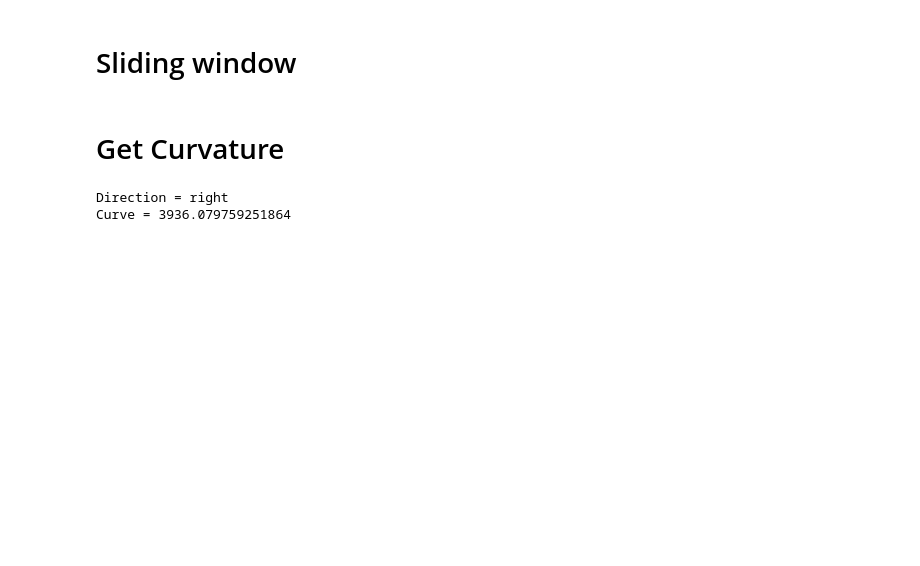
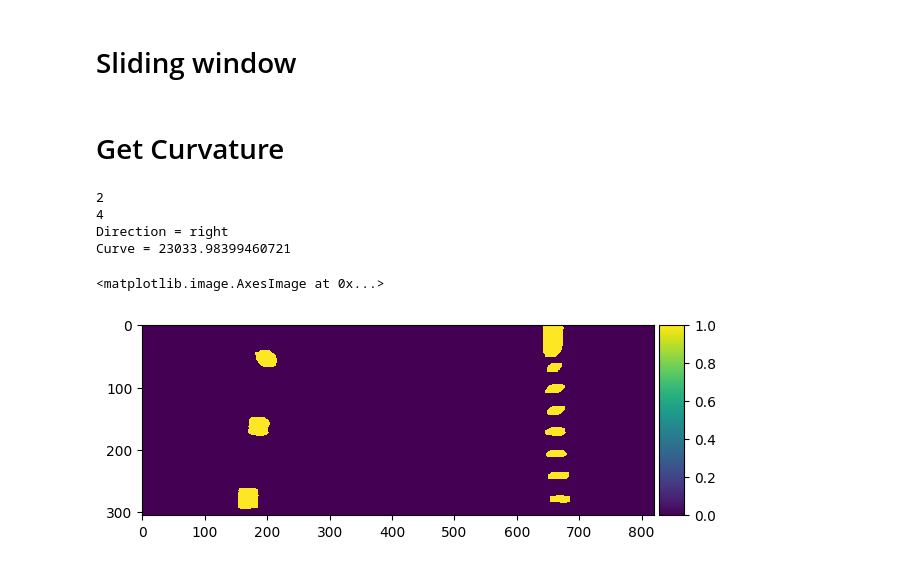
Before and after one commit to Ali-Hossam/Video-Lane-Detection, a Jupyter notebook: Lane Detection.ipynb, the cells around one changed output. Saved outputs shown, nothing was run; the diff lists cells and outputs as text; code cells hidden in the pictures; blank space fills up the shorter version.

Commit message:
Sliding window update

```diff
--- a/Lane Detection.ipynb
+++ b/Lane Detection.ipynb
@@ -391,7 +395,7 @@ plt.bar(range(len(distances2)), approved2)
 def Get_lanes_bases(img):
 
     # Get the Histogram of the bottom half of the frame captured
-    half_frame = img.shape[0] //2
+    half_frame = img.shape[0] //4
 
     crop_half_frame = img[half_frame:,:]
     axis_Histogram = np.sum(crop_half_frame,axis = 0)
@@ -415,7 +408,9 @@ plt.hist(opened_img.astype(int).reshape(-1))
 # %% [markdown]
 # Sliding window
 # %%
-def sliding_window(img, imgHeight, left_lane, right_lane, window_height, window_width):
+def sliding_window(img, imgHeight, window_height, window_width):
+
+    left_lane, right_lane = Get_lanes_bases(img)
 
     # Arrays to hold the lane index
     x_left = []
@@ -440,7 +435,9 @@ def sliding_window(img, imgHeight, left_lane, right_lane, window_height, window_
 
         # Check if the window has no lane pixels
         if not ((left_non_zero.any() > 0) and (right_non_zero.any() > 0)):
+            print(i)
             continue
+
         # add the index to the lane arrays
         left_new_index = left_non_zero[:,1] + max(0,(left_lane - window_width//2))
         right_new_index = right_non_zero[:,1] + max(0,(right_lane - window_width//2))
@@ -467,7 +464,7 @@ def sliding_window(img, imgHeight, left_lane, right_lane, window_height, window_
 # %% [markdown]
 # Get Curvature
 # %%
-def get_Curvature(left_curve, right_curve, y_value, meter_pixel = 10/350 ):
+def get_Curvature(left_curve, right_curve, img_h, meter_pixel = 10/350 ):
 
     # polynomial fitting = Ax^2 + Bx + C
     A_left, B_left, C_left = left_curve
@@ -480,17 +477,31 @@ def get_Curvature(left_curve, right_curve, y_value, meter_pixel = 10/350 ):
         direction = 'left'
     else:
         direction = 'straight'
+
     # Radius of curvature = ((1 + (2Ax + B)**2)**(3/2)) / |2A|
-    L_curvature = ((1 + (2 * A_left * y_value * meter_pixel + B_left)**2)**1.5) / np.abs(2 * A_left)
-    R_curvature = ((1 + (2 * A_right * y_value * meter_pixel + B_right)**2)**1.5) / np.abs(2 * A_right)
+    left_curve = []
+    right_curve = []
+
+    for y_value in range(0, img_h, img_h//20):
+
+        left_curve.append(((1 + (2 * A_left * y_value * meter_pixel + B_left)**2)**1.5) / np.abs(2 * A_left))
+        right_curve.append(((1 + (2 * A_right * y_value * meter_pixel + B_right)**2)**1.5) / np.abs(2 * A_right))
+
+    L_curvature = np.mean(left_curve)
+    R_curvature = np.mean(right_curve)
 
     return direction, L_curvature, R_curvature
 # %%
-L_curve, R_curve = sliding_window(opened_img, opened_img.shape[0], left, right, 40, 100)
-dir, L_curve_val, R_curve_val = get_Curvature(L_curve, R_curve, 150)
+L_curve, R_curve = sliding_window(opened_img, opened_img.shape[0], 40, 100)
+dir, L_curve_val, R_curve_val = get_Curvature(L_curve, R_curve, opened_img.shape[0])
 
 print(f'Direction = {dir}')
-print(f'Curve = {L_curve_val}')
+print(f'Curve = {R_curve_val}')
+io.imshow(opened_img)
 # %% [output]
+2
+4
 Direction = right
-Curve = 3936.079759251864
+Curve = 23033.98399460721
+<matplotlib.image.AxesImage at 0x...>
+[figure, added]
```
Also changed, not shown: parts of 11 cells of this notebook, 1 other file.
